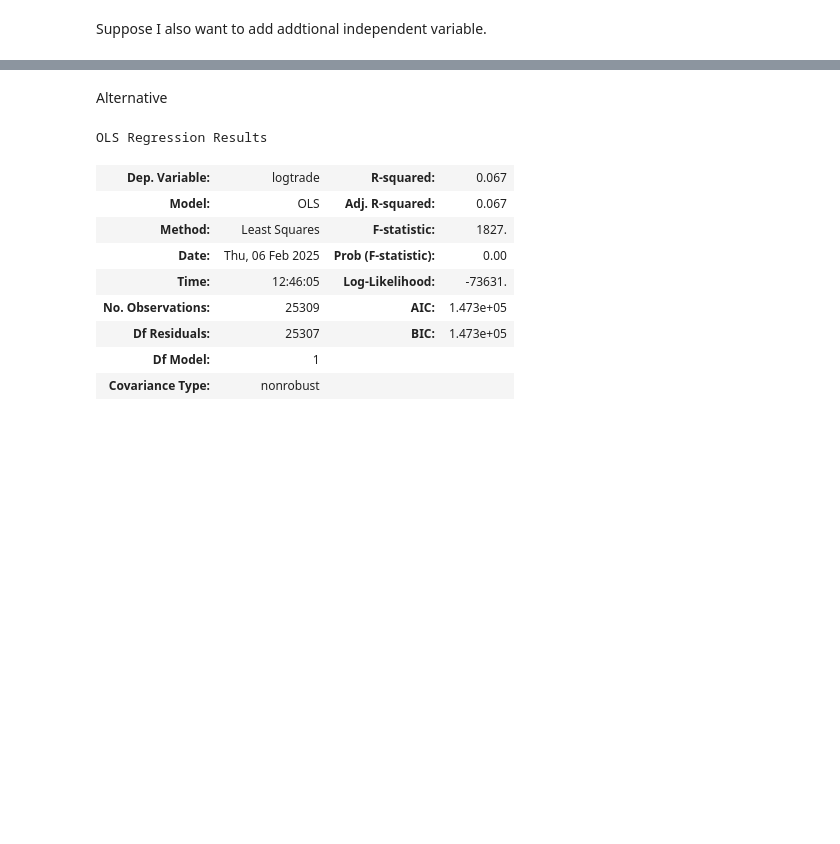
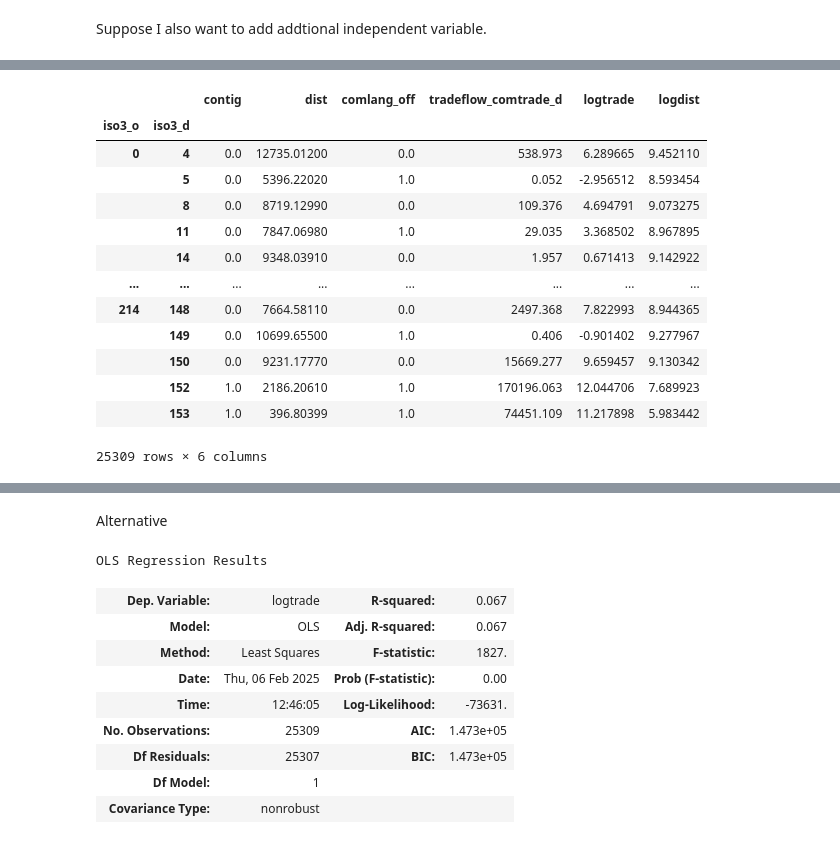
Before and after one commit to JayNie027/ML_python, a Jupyter notebook: ML_python.ipynb, the cells around one changed output, grey strips where cells are left out. Drawn from its saved outputs; the diff is of its cells as text; code cells hidden in the pictures; blank space fills up the shorter version.

```diff
--- a/ML_python.ipynb
+++ b/ML_python.ipynb
@@ -190,0 +264,2 @@ Notes:
+# %%
+df = df.set_index(['iso3_o', 'iso3_d'])
@@ -190,0 +302,17 @@ Notes:
+# %%
+df
+# %% [output]
+|  |  | contig | dist | comlang_off | tradeflow_comtrade_d | logtrade | logdist |
+| iso3_o | iso3_d |  |  |  |  |  |  |
+| 0 | 4 | 0.0 | 12735.01200 | 0.0 | 538.973 | 6.289665 | 9.452110 |
+|  | 5 | 0.0 | 5396.22020 | 1.0 | 0.052 | -2.956512 | 8.593454 |
+|  | 8 | 0.0 | 8719.12990 | 0.0 | 109.376 | 4.694791 | 9.073275 |
+|  | 11 | 0.0 | 7847.06980 | 1.0 | 29.035 | 3.368502 | 8.967895 |
+|  | 14 | 0.0 | 9348.03910 | 0.0 | 1.957 | 0.671413 | 9.142922 |
+| ... | ... | ... | ... | ... | ... | ... | ... |
+| 214 | 148 | 0.0 | 7664.58110 | 0.0 | 2497.368 | 7.822993 | 8.944365 |
+|  | 149 | 0.0 | 10699.65500 | 1.0 | 0.406 | -0.901402 | 9.277967 |
+|  | 150 | 0.0 | 9231.17770 | 0.0 | 15669.277 | 9.659457 | 9.130342 |
+|  | 152 | 1.0 | 2186.20610 | 1.0 | 170196.063 | 12.044706 | 7.689923 |
+|  | 153 | 1.0 | 396.80399 | 1.0 | 74451.109 | 11.217898 | 5.983442 |
+25309 rows × 6 columns
```
Also changed, not shown: parts of 12 cells of this notebook.
